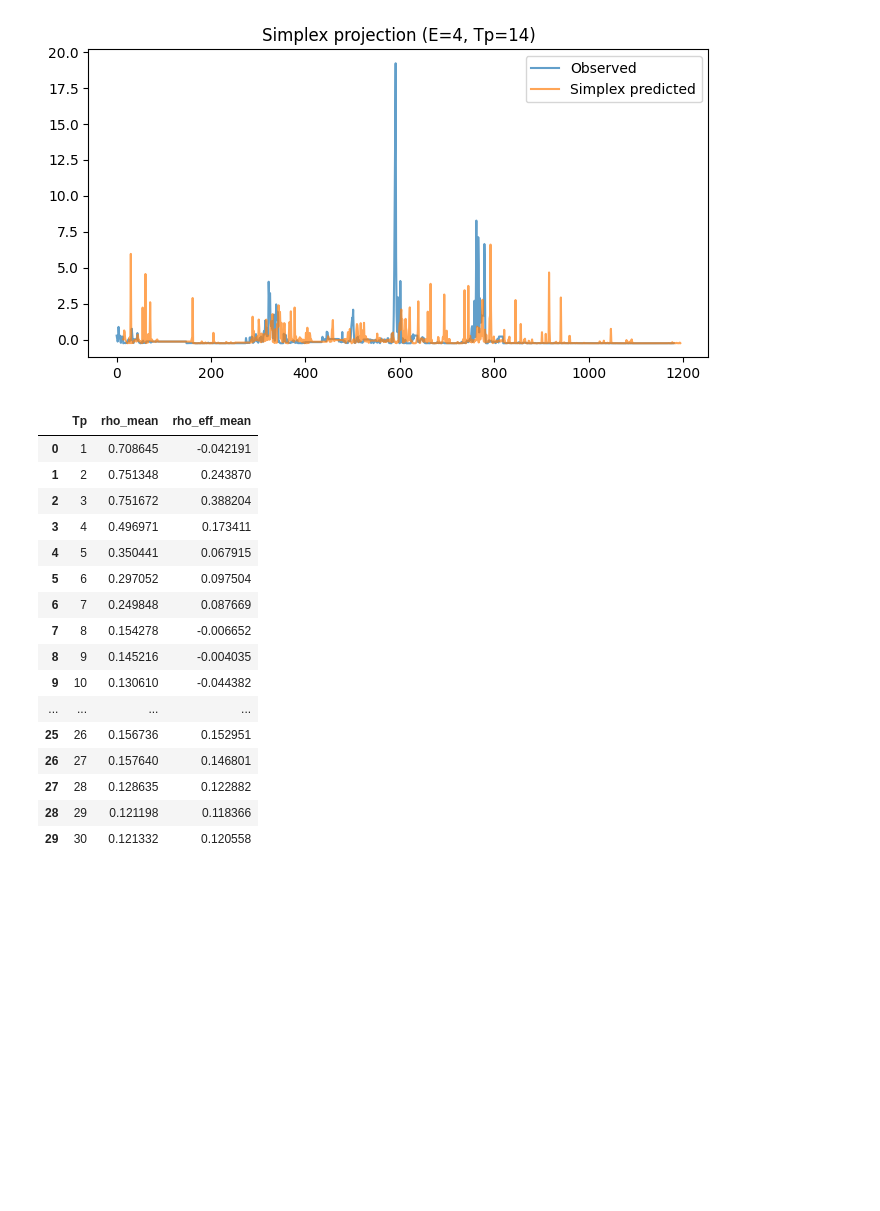
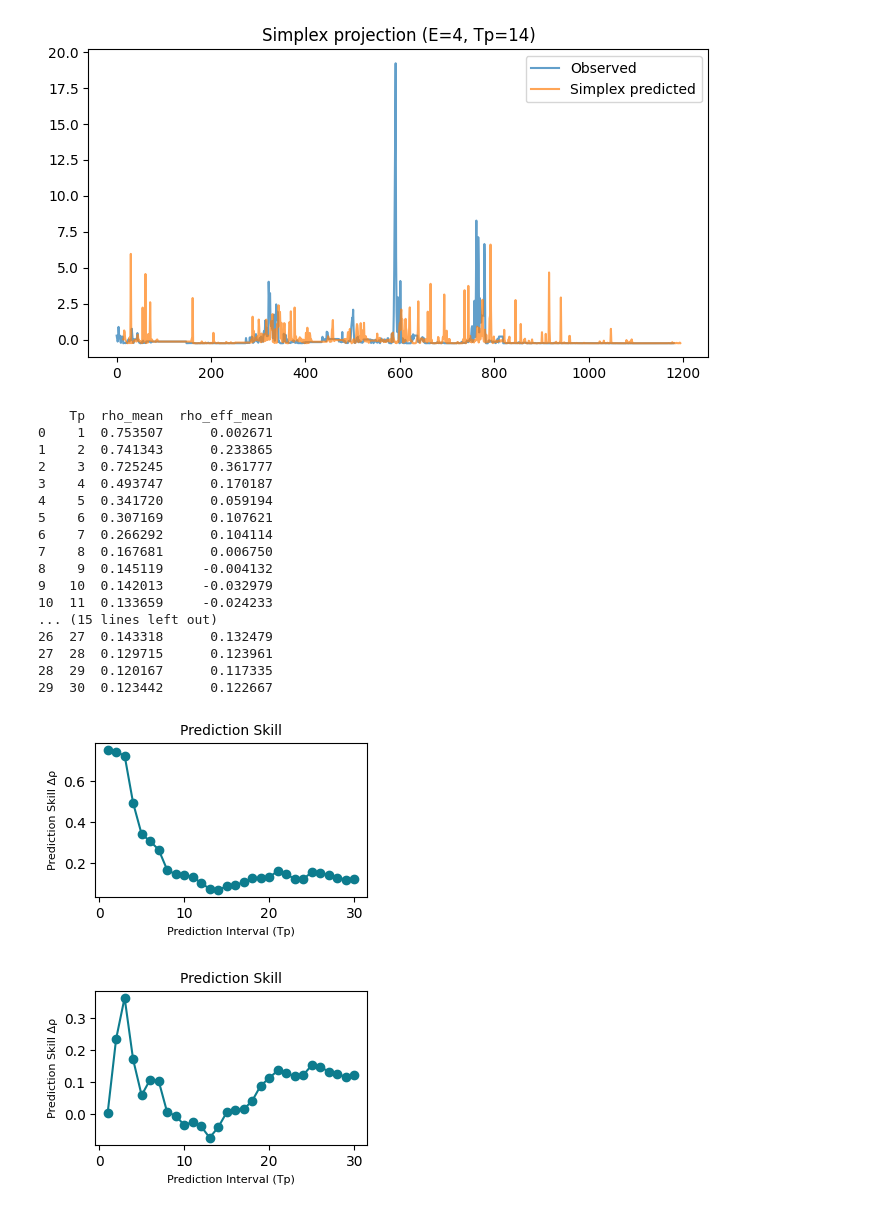
Before and after one commit to lemoncastle/hires-algal-bloom-prediction, a Jupyter notebook: models/simplex.ipynb, the cells around one changed output. Drawn from its saved outputs; the diff is of its cells as text; code cells hidden in the pictures; blank space fills up the shorter version.

```diff
--- a/models/simplex.ipynb
+++ b/models/simplex.ipynb
@@ -140,22 +141,43 @@ for Tp in range(1, 31):
     })
 
 results_df = pd.DataFrame(results)
-results_df
+print(results_df)
 # %% [output]
-|  | Tp | rho_mean | rho_eff_mean |
-| 0 | 1 | 0.708645 | -0.042191 |
-| 1 | 2 | 0.751348 | 0.243870 |
-| 2 | 3 | 0.751672 | 0.388204 |
-| 3 | 4 | 0.496971 | 0.173411 |
-| 4 | 5 | 0.350441 | 0.067915 |
-| 5 | 6 | 0.297052 | 0.097504 |
-| 6 | 7 | 0.249848 | 0.087669 |
-| 7 | 8 | 0.154278 | -0.006652 |
-| 8 | 9 | 0.145216 | -0.004035 |
-| 9 | 10 | 0.130610 | -0.044382 |
-| ... | ... | ... | ... |
-| 25 | 26 | 0.156736 | 0.152951 |
-| 26 | 27 | 0.157640 | 0.146801 |
-| 27 | 28 | 0.128635 | 0.122882 |
-| 28 | 29 | 0.121198 | 0.118366 |
-| 29 | 30 | 0.121332 | 0.120558 |
+    Tp  rho_mean  rho_eff_mean
+0    1  0.753507      0.002671
+1    2  0.741343      0.233865
+2    3  0.725245      0.361777
+3    4  0.493747      0.170187
+4    5  0.341720      0.059194
+5    6  0.307169      0.107621
+6    7  0.266292      0.104114
+7    8  0.167681      0.006750
+8    9  0.145119     -0.004132
+9   10  0.142013     -0.032979
+10  11  0.133659     -0.024233
+... (15 lines left out)
+26  27  0.143318      0.132479
+27  28  0.129715      0.123961
+28  29  0.120167      0.117335
+29  30  0.123442      0.122667
+# %%
+import matplotlib.pyplot as plt
+
+# rho_mean over tp
+plt.figure(figsize=(3.5, 2))
+plt.plot(results_df["Tp"], results_df["rho_mean"], marker="o", color="#0d7c8e")
+plt.xlabel("Prediction Interval (Tp)", fontsize=8)
+plt.ylabel("Prediction Skill Δρ", fontsize=8)
+plt.title("Prediction Skill", fontsize=10)
+plt.show()
+
+# rho_eff_mean over tp
+plt.figure(figsize=(3.5, 2))
+plt.plot(results_df["Tp"], results_df["rho_eff_mean"], marker="o", color="#0d7c8e")
+plt.xlabel("Prediction Interval (Tp)", fontsize=8)
+plt.ylabel("Prediction Skill Δρ", fontsize=8)
+plt.title("Prediction Skill", fontsize=10)
+plt.show()
+# %% [output]
+[figure, added]
+[figure, added]
```
Also changed, not shown: parts of 1 cell of this notebook, 1 other file.
